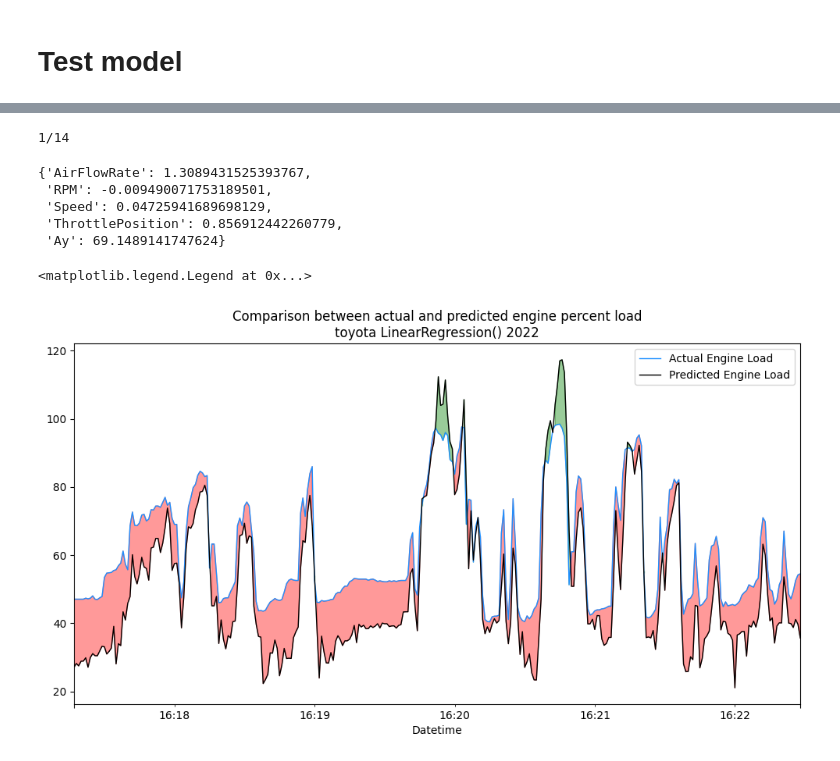
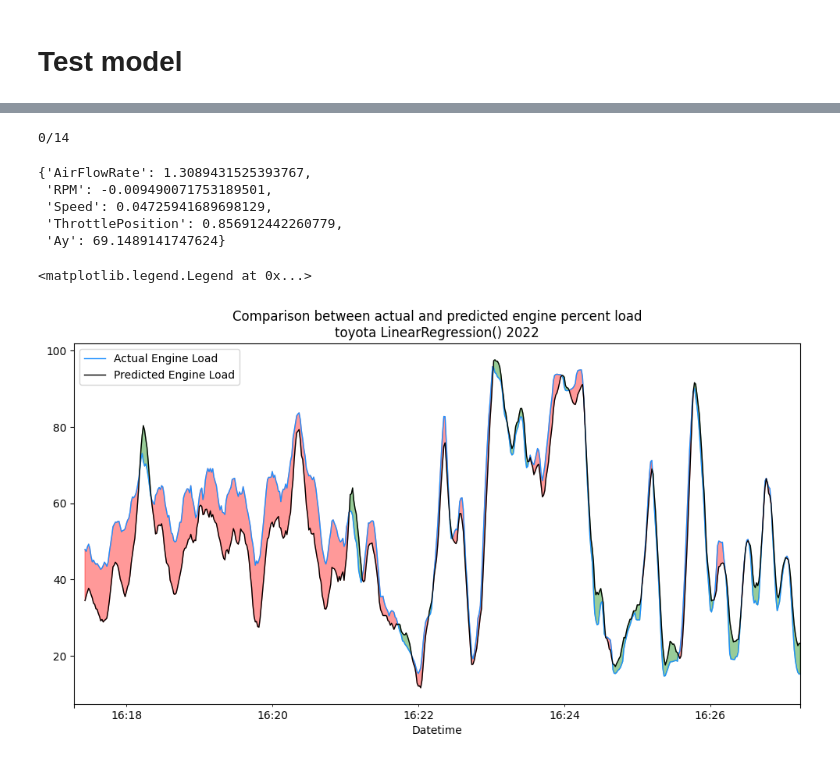
Before and after one commit to ortunoa/DigitalTwinOBDII, a Jupyter notebook: create model.ipynb, the cells around one changed output, grey strips where cells are left out. Cells and saved outputs as stored; diff of their text form; code cells hidden in the pictures.

```diff
--- a/create model.ipynb
+++ b/create model.ipynb
@@ -113,5 +128,5 @@ c_d = {key: value for key, value in zip(features, coefficients)}
 # %%
-i = 1
+i = 0
 
 with open(path + '\{}'.format(files[i]), 'r') as myFile:
     try:
@@ -121,7 +136,7 @@ with open(path + '\{}'.format(files[i]), 'r') as myFile:
     except:
         print('Unable to add {}/{}'.format(i, len(files)))
 # %% [output]
-1/14
+0/14
 # %%
 dfi = dfi[['EngineLoad','AirFlowRate','RPM','Speed','ThrottlePosition','Ay']]
 # dfi = dfi[['EngineLoad','RPM','Speed','CoolantTemp']]
@@ -143,21 +158,21 @@ def predict_tiguan(coolant, rpm, speed):
 dfi['EngineLoad_pred'] = dfi.apply(lambda row:predict(row['AirFlowRate'], row['RPM'], row['Speed'], row['ThrottlePosition'], row['Ay']), axis=1)
 # dfi['EngineLoad_pred'] = dfi.apply(lambda row:predict_tiguan(row['CoolantTemp'], row['RPM'], row['Speed']), axis=1)
 # %%
-rollingWindow = 1
+rollingWindow = 10
 
 y1 = dfi['EngineLoad'].rolling(rollingWindow).mean()
 y2 = dfi['EngineLoad_pred'].rolling(rollingWindow).mean()
 
 y1.plot(label='Actual Engine Load', color='dodgerblue', linewidth=1)
 y2.plot(label='Predicted Engine Load', color='black', linewidth=1)
 
 plt.fill_between(dfi.index, y1, y2, where=(y1 > y2), color='red', alpha=0.4)
 plt.fill_between(dfi.index, y2, y1, where=(y1 < y2), color='green', alpha=0.4)
 
 
 plt.title('Comparison between actual and predicted engine percent load\n{} {} {}'.format(make, model, year))
 plt.ylim = (0,100)
 plt.legend()
 # %% [output]
 <matplotlib.legend.Legend at 0x...>
-[figure, old version]
+[figure, new version]
```
Also changed, not shown: parts of 5 cells of this notebook, 29 other files.
